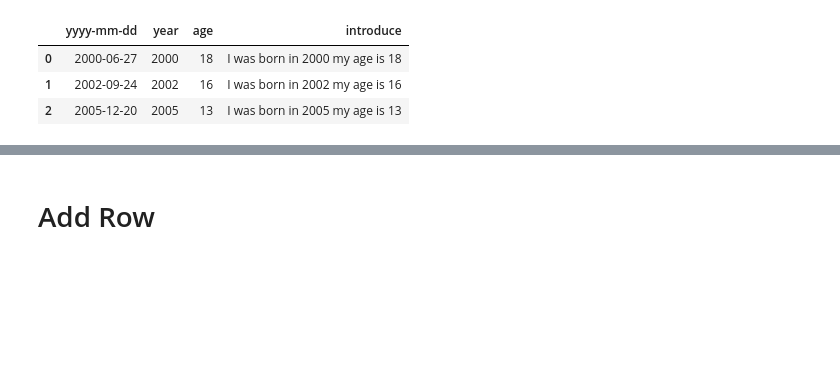
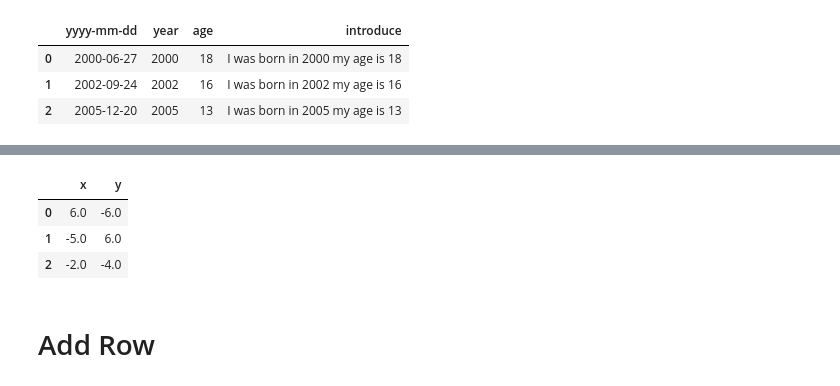
Before and after one commit to minsuk-heo/pandas, a Jupyter notebook: Pandas_Cheatsheet.ipynb, the cells around one changed output, grey strips where cells are left out. Saved outputs shown, nothing was run; the diff lists cells and outputs as text; code cells hidden in the pictures; blank space fills up the shorter version.

```diff
--- a/Pandas_Cheatsheet.ipynb
+++ b/Pandas_Cheatsheet.ipynb
@@ -792,3 +854,11 @@ df
+# %%
+df = df.applymap(np.around)
+df
+# %% [output]
+|  | x | y |
+| 0 | 6.0 | -6.0 |
+| 1 | -5.0 | 6.0 |
+| 2 | -2.0 | -4.0 |
 # %% [markdown]
 # Add Row
 # %%
```
Also changed, not shown: parts of 21 cells of this notebook, 1 other file.
